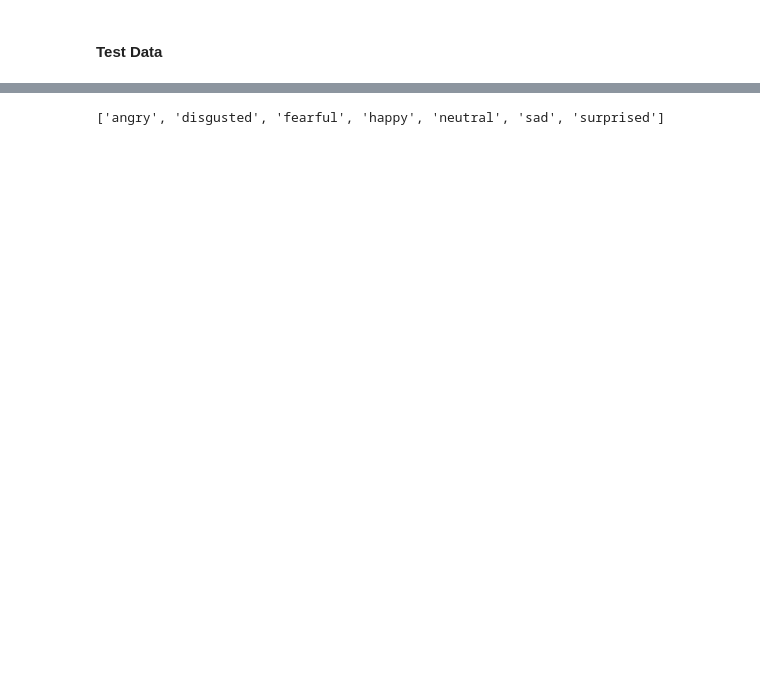
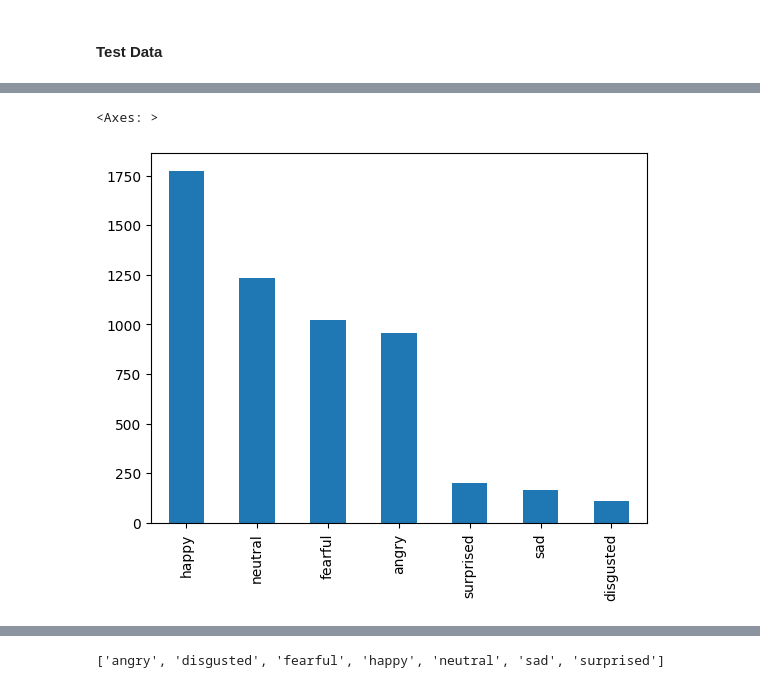
Before and after one commit to Campeone/CNN-Facial-Emotion-Detection, a Jupyter notebook: Facial_Emotion_Detection.ipynb, the cells around one changed output, grey strips where cells are left out. Drawn from its saved outputs; the diff is of its cells as text; code cells hidden in the pictures; blank space fills up the shorter version.

```diff
--- a/Facial_Emotion_Detection.ipynb
+++ b/Facial_Emotion_Detection.ipynb
@@ -61,0 +357,5 @@ test_images_csv.sample(5)
+# %%
+test_images_csv['Emotion'].value_counts().plot(kind='bar', x='Category', y='Values')
+# %% [output]
+<Axes: >
+[figure, added]
```
Also changed, not shown: parts of 104 cells of this notebook.
